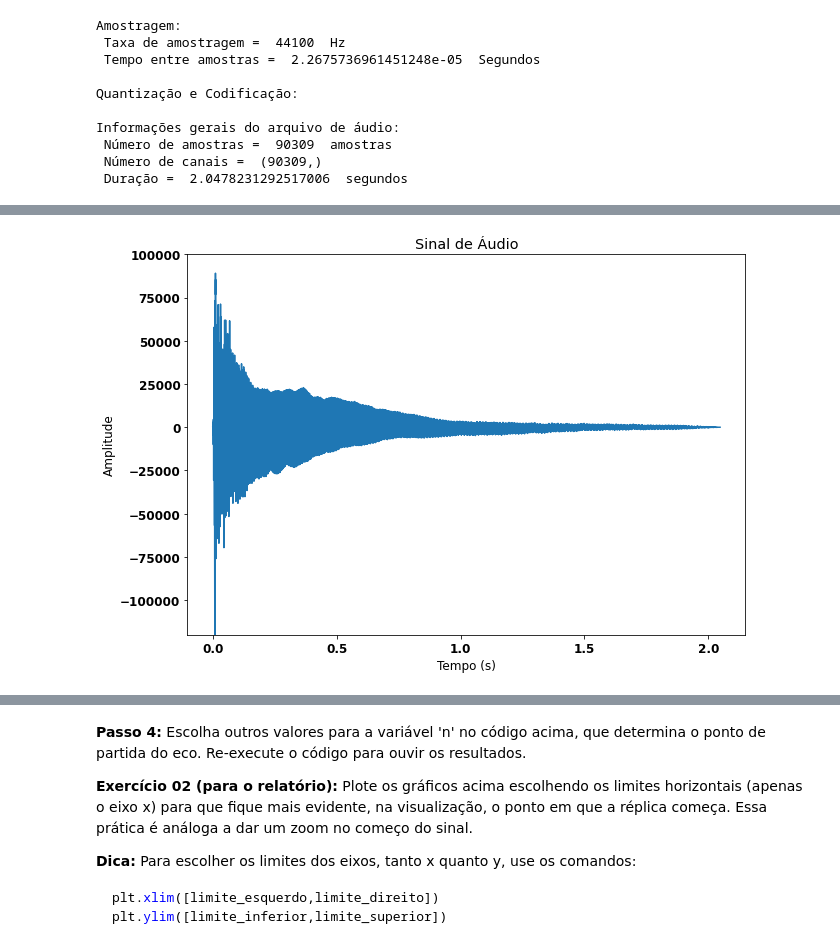
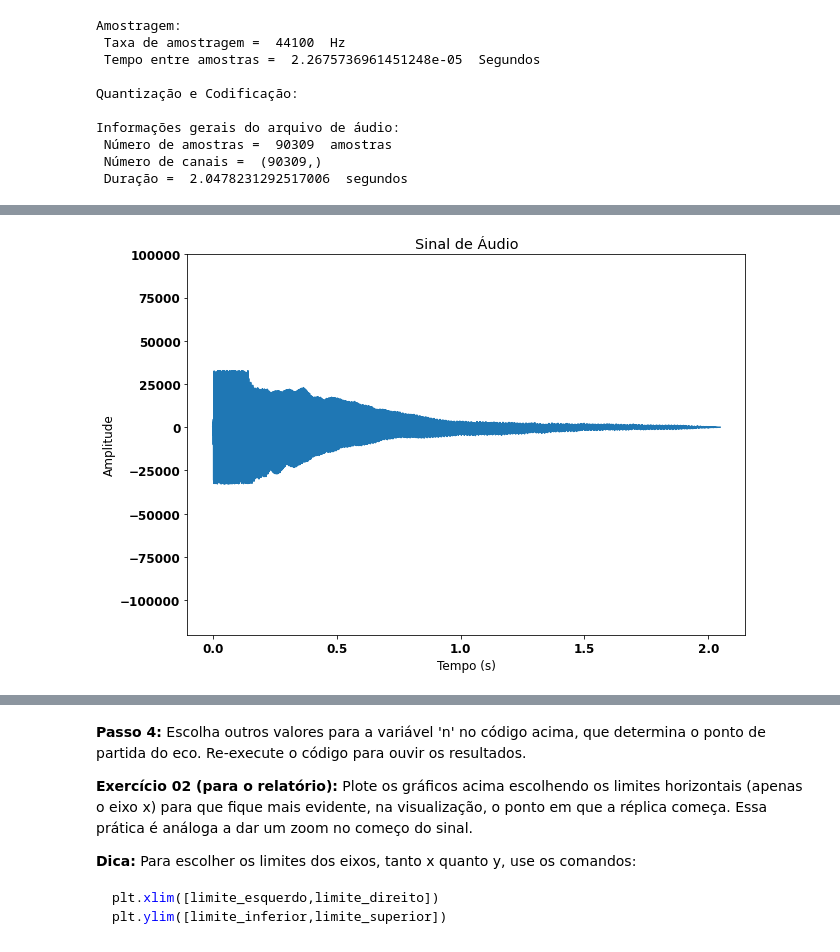
Before and after one commit to vicentesousa/DCO2004_2022, a Jupyter notebook: notebooks/h02_python.ipynb, the cells around one changed output, grey strips where cells are left out. Cells and saved outputs as stored; diff of their text form; code cells hidden in the pictures.

````diff
--- a/notebooks/h02_python.ipynb
+++ b/notebooks/h02_python.ipynb
@@ -426,36 +426,36 @@ Em uma versão simplificada, o código ficará como a seguir:
 # %%
 import numpy as np
 import scipy.io.wavfile as wv
 import os
 import matplotlib.pyplot as plt
 import sounddevice as sd
 
 soundFile = '../MATERIAL/HD_02_PYTHON/sound_01.wav'               # Especifica do local e nome do arquivo de áudio
 dFa,vtSom = wv.read(soundFile)                                   # Abre arquivo de áudio de um arquivo
 # vtSom: amplitude das amostras de som
 # dFa: frequência de amostrasgem do som (amostragem no tempo)
-vtSom = 4.0*vtSom
-vtSomint16 = vtSom.astype('int16')                               #converte de float64 para int16 para reduzir ruído
-wv.write('../MATERIAL/HD_02_PYTHON/4xsound_01.wav',dFa,vtSomint16)#salva amomstra de som para ser reproduzida
+vtSom = 4*vtSom
+vtSom = vtSom.astype('int16')
+wv.write('../MATERIAL/HD_02_PYTHON/4xsound_01.wav',dFa,vtSom)#salva amomstra de som para ser reproduzida
 #reproduz a amostra de som salva
 #os.system('cvlc --play-and-exit ../MATERIAL/HD_02_PYTHON/4x_sound_01.wav')
 dta = 1/dFa                                                      # Tempo entre amostras
 dTFinal = (len(vtSom)-1)*dta                                     # Tempo da última amostra do sinal de áudio
 vtTSom = np.arange(0,dTFinal+dta,dta)                            # Eixo temporal do arquivo de áudio
 plt.figure(1,[10,7])
 font = {'family' : 'DejaVu Sans','weight' : 'bold','size': 12}   #Configura a fonte do título
 plt.rc('font', **font)
 plt.plot(vtTSom,vtSom)                                           # Plota gráfico do áudio
 plt.title('Sinal de Áudio')                                      # Configura título do gráfico
 plt.ylabel('Amplitude')                                          # Configura eixo X do gráfico
 plt.xlabel('Tempo (s)')                                          # Configura eixo Y do gráfico
 plt.ylim([-120000,100000])                                       # Configura eixo Y do gráfico
 
 sd.play(vtSom,dFa)                                               # Reproduz o audio
 
 plt.show()
 # %% [output]
-[figure, old version]
+[figure, new version]
 # %% [markdown]
 **OBS.:** Na linha de código:
 ```python
````
Also changed, not shown: parts of 3 cells of this notebook, 11 other files.
